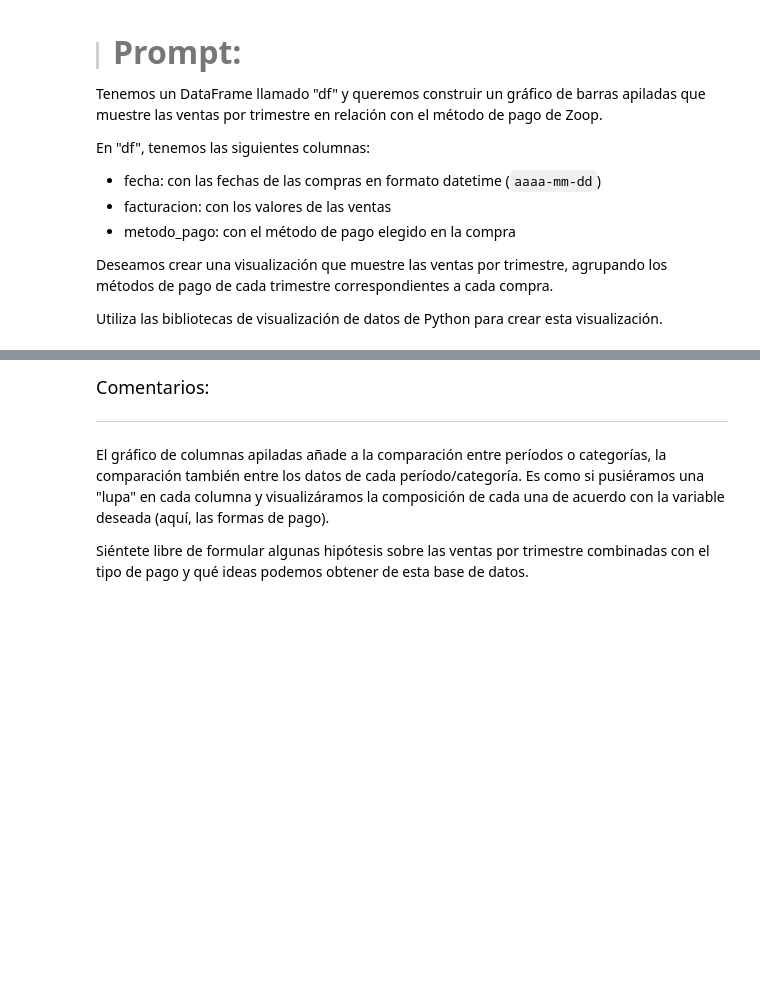
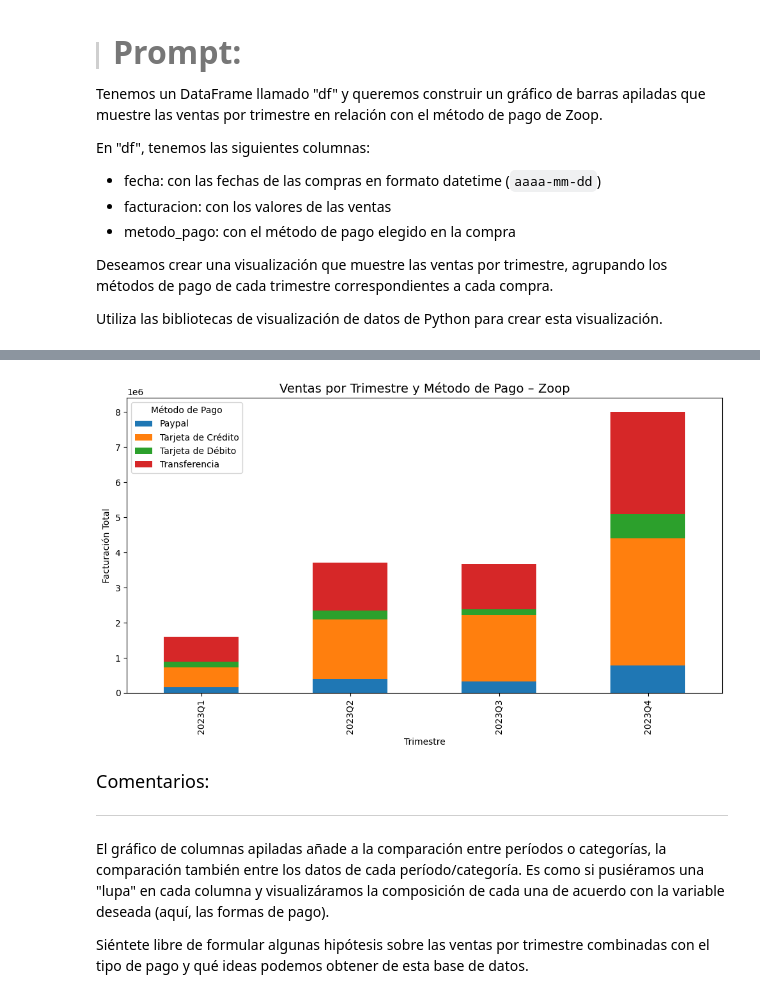
Before and after one commit to idabelZone/2192-practicando-python-bucles-for-y-while-, a Jupyter notebook: IA_aplicada_a_ciencia_de_datos.ipynb, the cells around one changed output, grey strips where cells are left out. Cells and saved outputs as stored; diff of their text form; code cells hidden in the pictures; blank space fills up the shorter version.

```diff
--- a/IA_aplicada_a_ciencia_de_datos.ipynb
+++ b/IA_aplicada_a_ciencia_de_datos.ipynb
@@ -279,3 +918,18 @@ En "df", tenemos las siguientes columnas:
 Deseamos crear una visualización que muestre las ventas por trimestre, agrupando los métodos de pago de cada trimestre correspondientes a cada compra.
 
 Utiliza las bibliotecas de visualización de datos de Python para crear esta visualización.
+# %%
+import pandas as pd
+
+# Crear columna de trimestre
+df_unificado['trimestre'] = df_unificado['fecha'].dt.to_period('Q')
+
+# Agrupar facturación por trimestre y método de pago
+ventas_trimestre_metodo = (
+    df_unificado
+    .groupby(['trimestre', 'metodo_pago'])['facturacion']
+    .sum()
+    .unstack(fill_value=0)
+)
+
+ventas_trimestre_metodo
@@ -282,3 +943,22 @@ Utiliza las bibliotecas de visualización de datos de Python para crear esta vis
+# %%
+import matplotlib.pyplot as plt
+
+# Gráfico de barras apiladas
+ventas_trimestre_metodo.plot(
+    kind='bar',
+    stacked=True,
+    figsize=(10, 6)
+)
+
+plt.title('Ventas por Trimestre y Método de Pago – Zoop', fontsize=14)
+plt.xlabel('Trimestre')
+plt.ylabel('Facturación Total')
+
+plt.legend(title='Método de Pago')
+plt.tight_layout()
+plt.show()
+# %% [output]
+[figure, added]
 # %% [markdown]
 <font color="7b71ff" size=4> Comentarios: </font>
 
```
Also changed, not shown: parts of 34 cells of this notebook.
